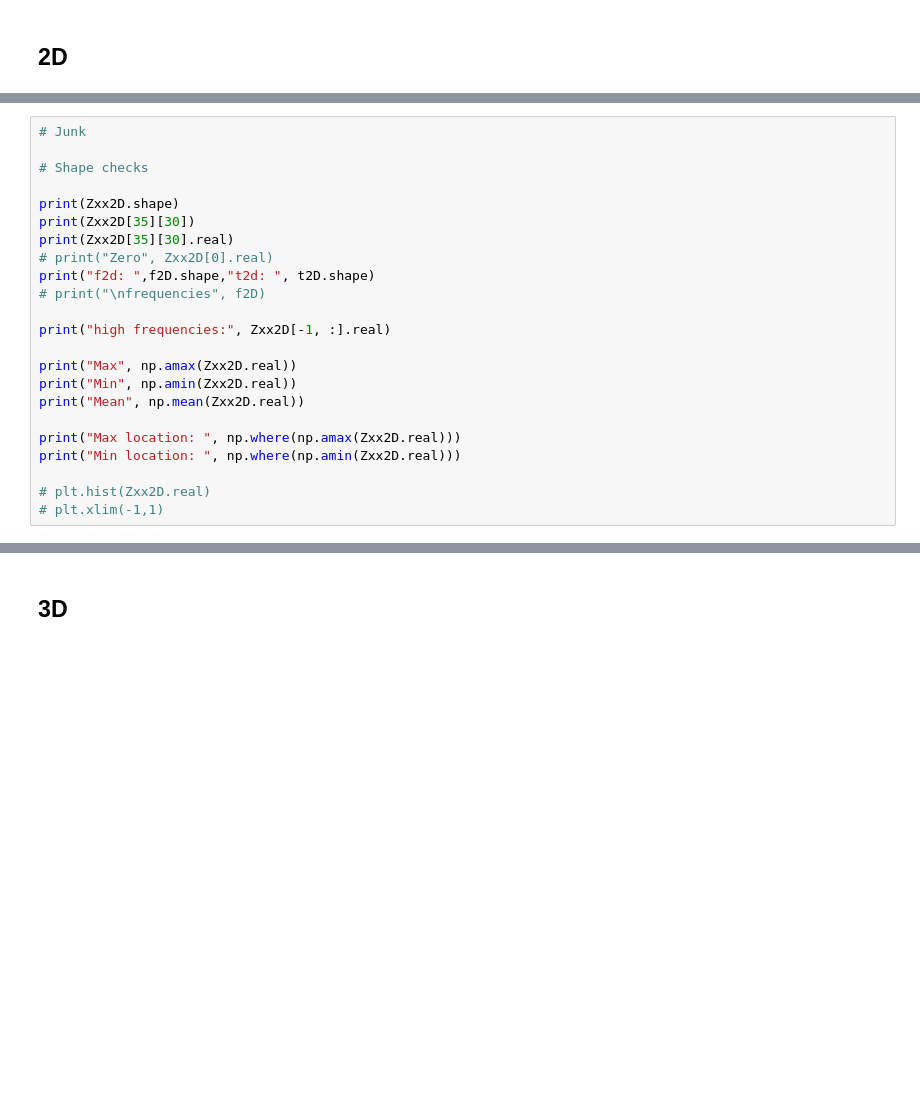
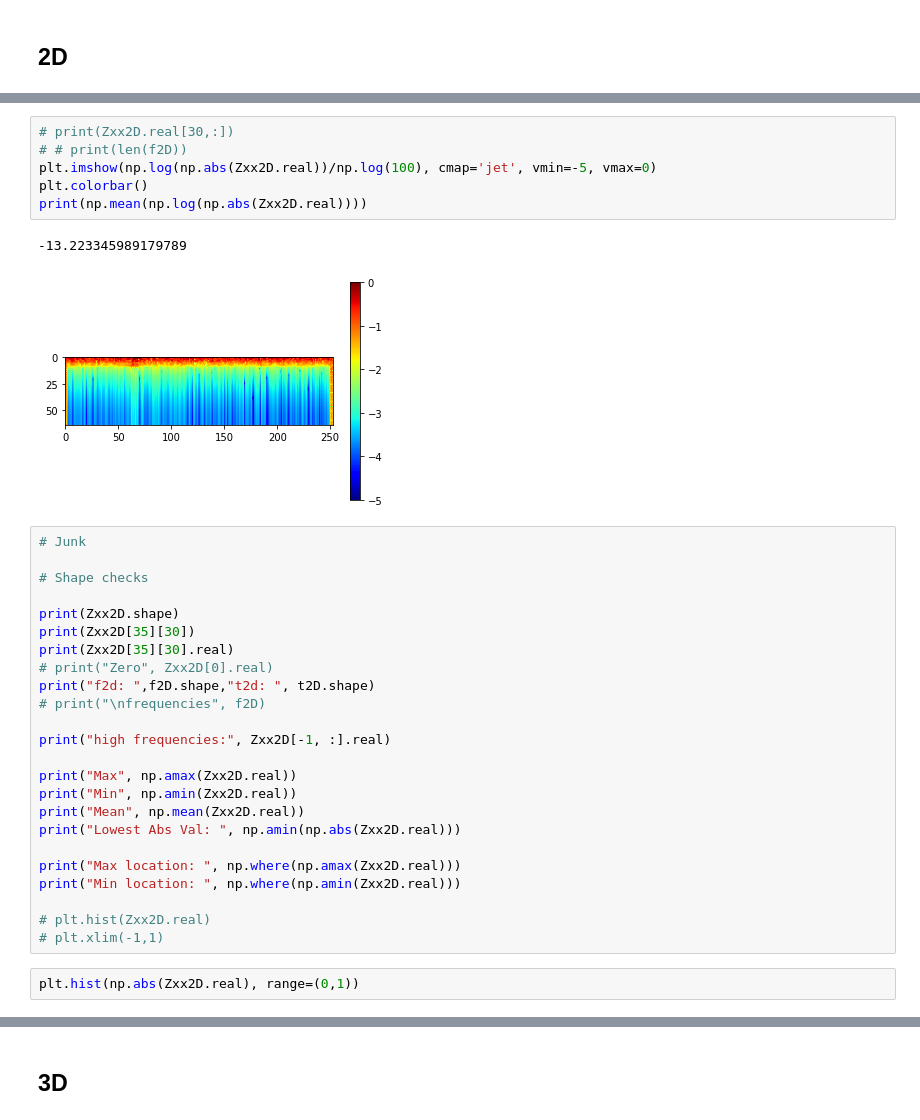
Before and after one commit to astroChance/RadNET, a Jupyter notebook: MPnet_workbook.ipynb, the cells around one changed output, grey strips where cells are left out. Saved outputs shown, nothing was run; the diff lists cells and outputs as text; blank space fills up the shorter version.

```diff
--- a/MPnet_workbook.ipynb
+++ b/MPnet_workbook.ipynb
@@ -563,3 +601,12 @@ Trace Enhancement Simulation:
+# %%
+# print(Zxx2D.real[30,:])
+# # print(len(f2D))
+plt.imshow(np.log(np.abs(Zxx2D.real))/np.log(100), cmap='jet', vmin=-5, vmax=0)
+plt.colorbar()
+print(np.mean(np.log(np.abs(Zxx2D.real))))
+# %% [output]
+-13.223345989179789
+[figure, added]
 # %%
 # Junk
 
@@ -577,9 +624,12 @@ print("high frequencies:", Zxx2D[-1, :].real)
 print("Max", np.amax(Zxx2D.real))
 print("Min", np.amin(Zxx2D.real))
 print("Mean", np.mean(Zxx2D.real))
+print("Lowest Abs Val: ", np.amin(np.abs(Zxx2D.real)))
 
 print("Max location: ", np.where(np.amax(Zxx2D.real)))
 print("Min location: ", np.where(np.amin(Zxx2D.real)))
 
 # plt.hist(Zxx2D.real)
 # plt.xlim(-1,1)
+# %%
+plt.hist(np.abs(Zxx2D.real), range=(0,1))
```
Also changed, not shown: parts of 5 cells of this notebook.
